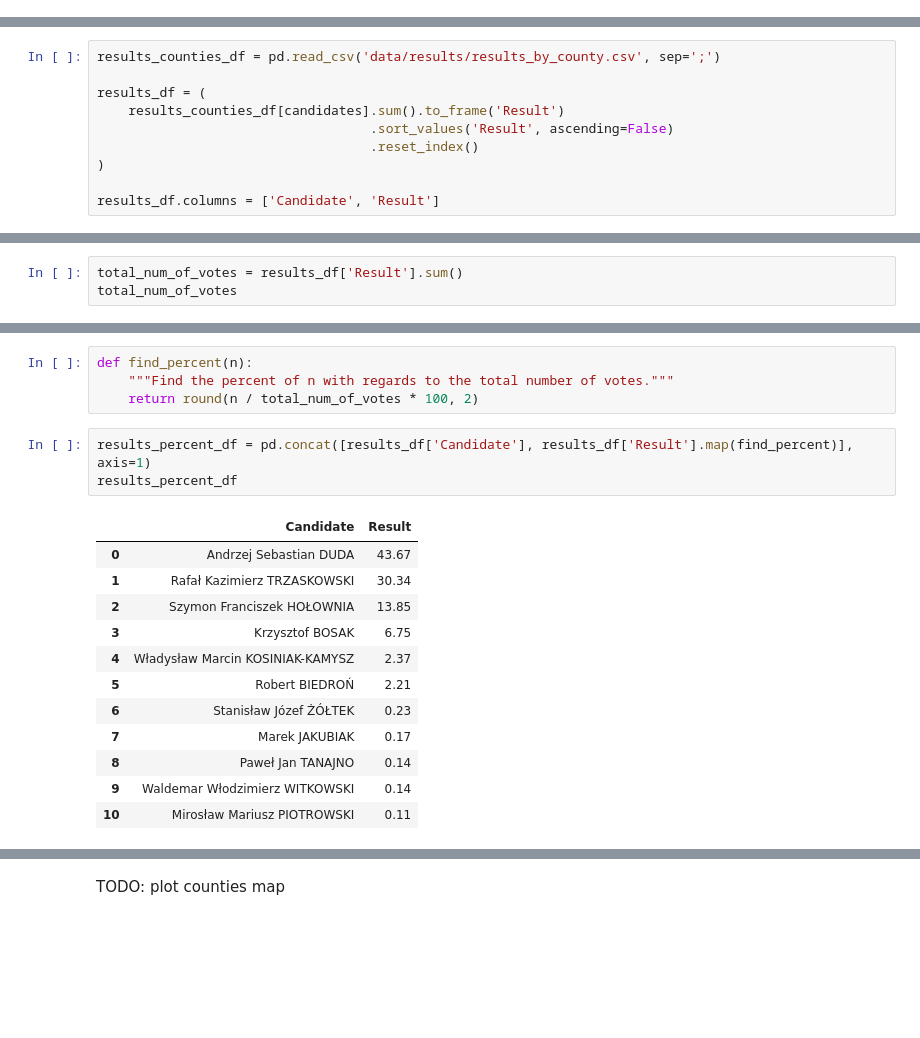
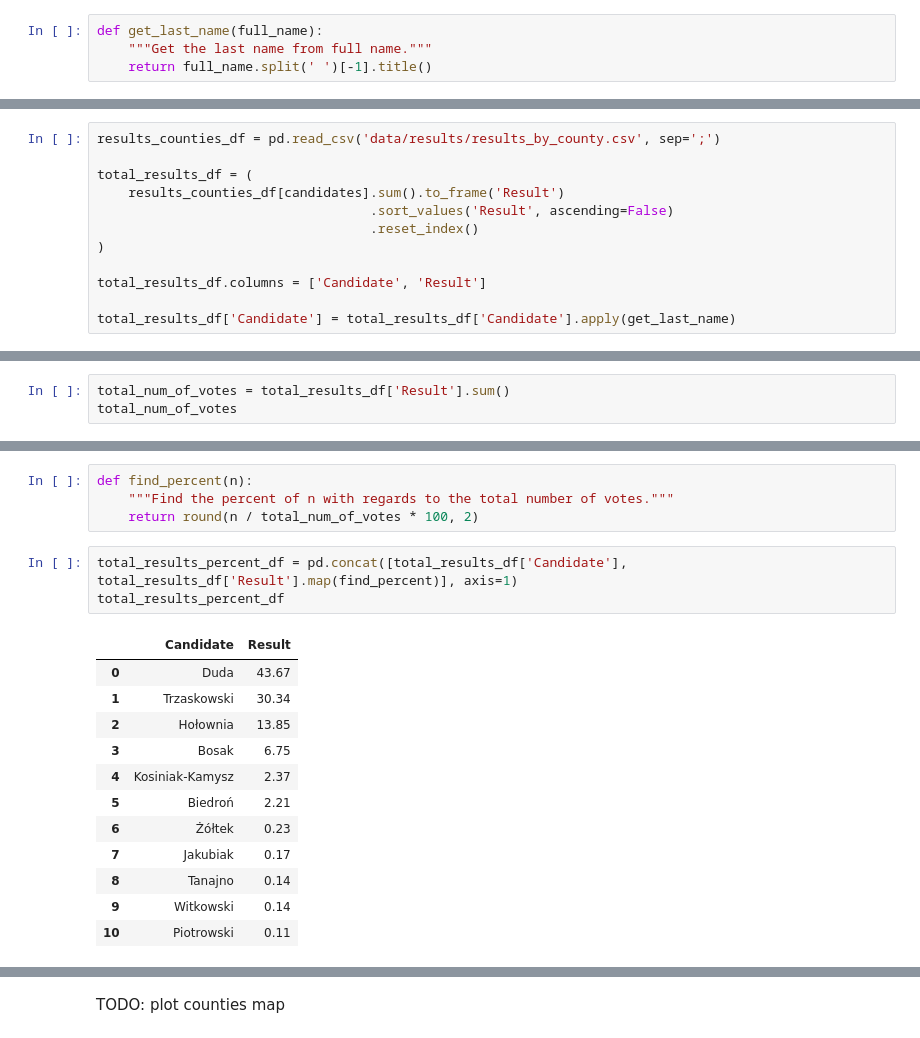
Before and after one commit to dzionek/pl-pres-election-2020, a Jupyter notebook: Analysis.ipynb, the cells around one changed output, grey strips where cells are left out. Saved outputs shown, nothing was run; the diff lists cells and outputs as text; blank space fills up the shorter version.

```diff
--- a/Analysis.ipynb
+++ b/Analysis.ipynb
@@ -61,0 +64,4 @@ candidates
+# %%
+def get_last_name(full_name):
+    """Get the last name from full name."""
+    return full_name.split(' ')[-1].title()
@@ -68,10 +78,12 @@ Firstly, we find how many voters have voted for each candidate.
 # %%
 results_counties_df = pd.read_csv('data/results/results_by_county.csv', sep=';')
 
-results_df = (
+total_results_df = (
     results_counties_df[candidates].sum().to_frame('Result')
                                    .sort_values('Result', ascending=False)
                                    .reset_index()
 )
 
-results_df.columns = ['Candidate', 'Result']
+total_results_df.columns = ['Candidate', 'Result']
+
+total_results_df['Candidate'] = total_results_df['Candidate'].apply(get_last_name)
@@ -98,7 +115,7 @@ fig.show()
 # %% [markdown]
 But we also want to see the results in percents. We find the total number of votes to get that information.
 # %%
-total_num_of_votes = results_df['Result'].sum()
+total_num_of_votes = total_results_df['Result'].sum()
 total_num_of_votes
 # %% [output]
 19262568
@@ -107,18 +124,18 @@ def find_percent(n):
     """Find the percent of n with regards to the total number of votes."""
     return round(n / total_num_of_votes * 100, 2)
 # %%
-results_percent_df = pd.concat([results_df['Candidate'], results_df['Result'].map(find_percent)], axis=1)
-results_percent_df
+total_results_percent_df = pd.concat([total_results_df['Candidate'], total_results_df['Result'].map(find_percent)], axis=1)
+total_results_percent_df
 # %% [output]
 |  | Candidate | Result |
-| 0 | Andrzej Sebastian DUDA | 43.67 |
-| 1 | Rafał Kazimierz TRZASKOWSKI | 30.34 |
-| 2 | Szymon Franciszek HOŁOWNIA | 13.85 |
-| 3 | Krzysztof BOSAK | 6.75 |
-| 4 | Władysław Marcin KOSINIAK-KAMYSZ | 2.37 |
-| 5 | Robert BIEDROŃ | 2.21 |
-| 6 | Stanisław Józef ŻÓŁTEK | 0.23 |
-| 7 | Marek JAKUBIAK | 0.17 |
-| 8 | Paweł Jan TANAJNO | 0.14 |
-| 9 | Waldemar Włodzimierz WITKOWSKI | 0.14 |
-| 10 | Mirosław Mariusz PIOTROWSKI | 0.11 |
+| 0 | Duda | 43.67 |
+| 1 | Trzaskowski | 30.34 |
+| 2 | Hołownia | 13.85 |
+| 3 | Bosak | 6.75 |
+| 4 | Kosiniak-Kamysz | 2.37 |
+| 5 | Biedroń | 2.21 |
+| 6 | Żółtek | 0.23 |
+| 7 | Jakubiak | 0.17 |
+| 8 | Tanajno | 0.14 |
+| 9 | Witkowski | 0.14 |
+| 10 | Piotrowski | 0.11 |
```
Also changed, not shown: parts of 8 cells of this notebook, 9 other files.
